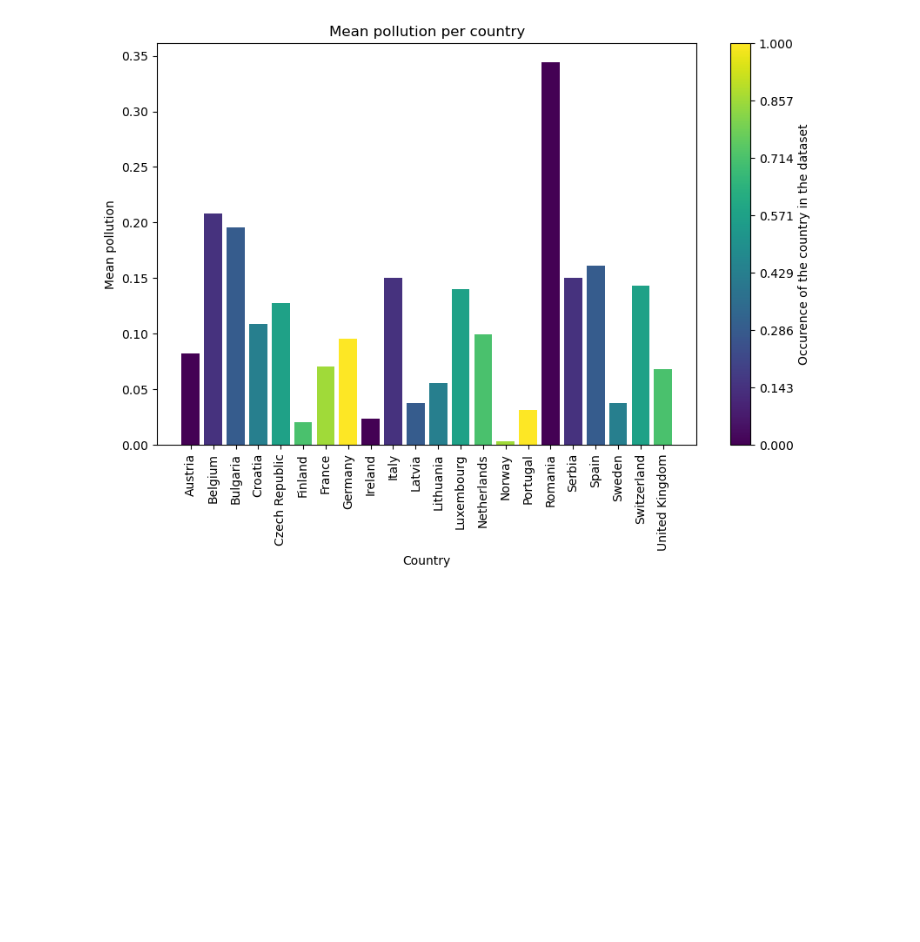
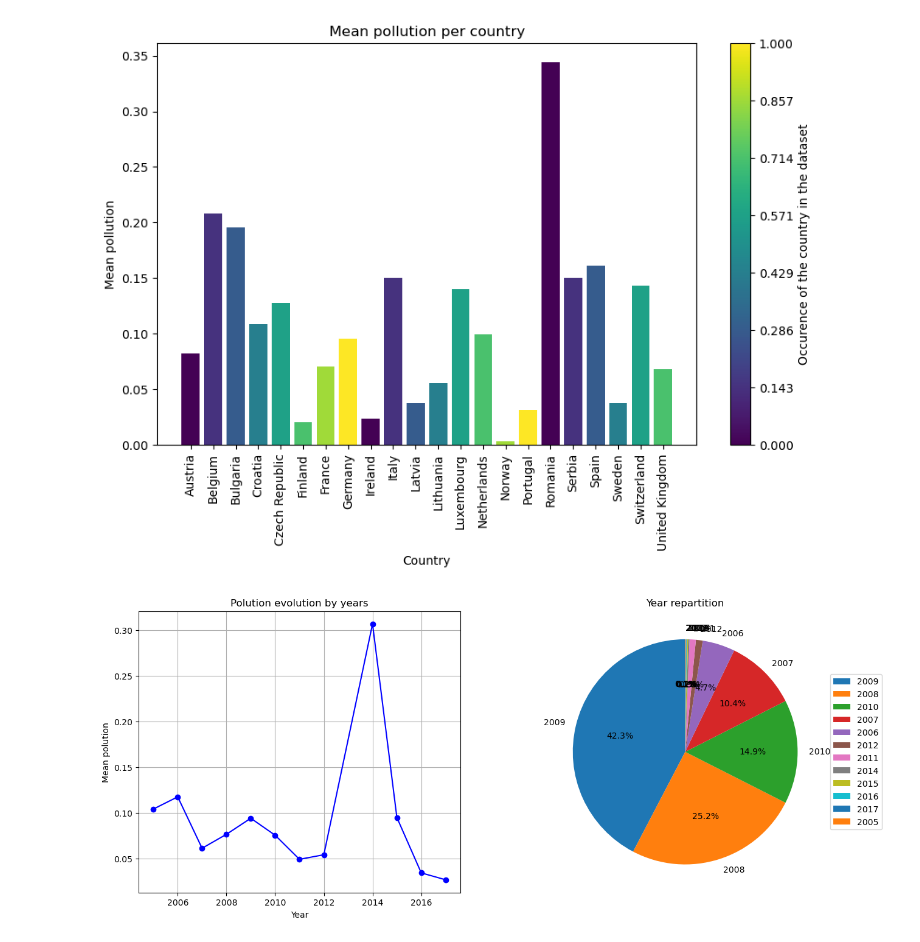
Before and after one commit to Cassette86/Green_ai_project_Water_polution, a Jupyter notebook: water_pollution_dataset/main.ipynb, the cells around one changed output. Saved outputs shown, nothing was run; the diff lists cells and outputs as text; code cells hidden in the pictures; blank space fills up the shorter version.

Commit message:
also need decision making to delete some years

```diff
--- a/water_pollution_dataset/main.ipynb
+++ b/water_pollution_dataset/main.ipynb
@@ -191,3 +207,24 @@ cbar.set_label('Occurence of the country in the dataset')
 plt.show()
 # %% [output]
 [figure]
+# %%
+average_pollution_by_year = df.groupby('year')['polution'].mean()
+
+plt.figure(figsize=(15,6))
+
+plt.subplot(1,2,1)
+plt.plot(average_pollution_by_year.index, average_pollution_by_year, marker='o', linestyle='-', color='b')
+plt.title('Polution evolution by years')
+plt.xlabel('Year')
+plt.ylabel('Mean polution')
+plt.grid(True)
+
+plt.subplot(1,2,2)
+year_counts = df['year'].value_counts()
+plt.pie(year_counts, labels=year_counts.index, autopct='%1.1f%%', startangle=90)
+plt.title('Year repartition')
+plt.legend(loc='center left', bbox_to_anchor=(1, 0.5))  # Placez la légende à l'extérieur à droite
+
+plt.show()
+# %% [output]
+[figure, added]
```
Also changed, not shown: parts of 1 cell of this notebook.
